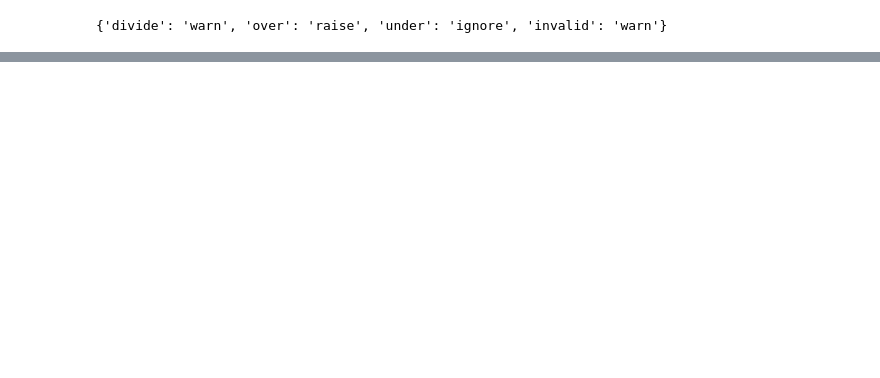
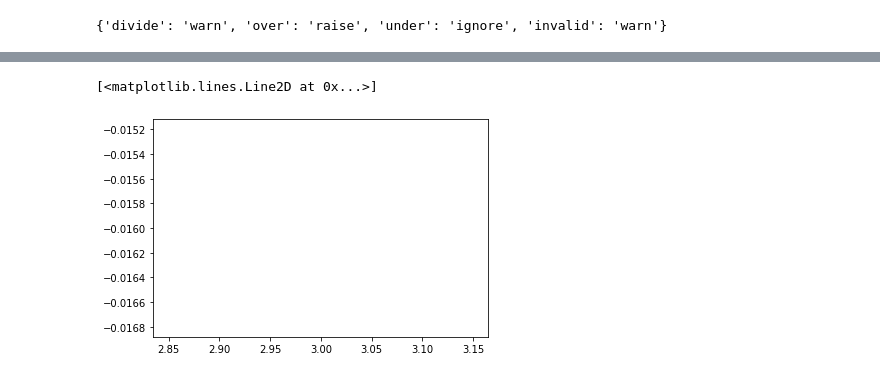
Before and after one commit to danlkv/ising_model, a Jupyter notebook: syntesis/Ising metropolis.ipynb, the cells around one changed output, grey strips where cells are left out. Saved outputs shown, nothing was run; the diff lists cells and outputs as text; code cells hidden in the pictures; blank space fills up the shorter version.

```diff
--- a/syntesis/Ising metropolis.ipynb
+++ b/syntesis/Ising metropolis.ipynb
@@ -78,3 +91,8 @@ grid, averages, energies = simulate_ising(grid, beta, J, mu)
+# %%
+plt.plot(temps, averages_b)
+# %% [output]
+[<matplotlib.lines.Line2D at 0x...>]
+[figure, added]
 # %%
 fig, axs = plt.subplots(2,1, figsize=(5,5))
 plt.plot(averages, label='average occupation')
```
Also changed, not shown: parts of 7 cells of this notebook, 1 other file.
